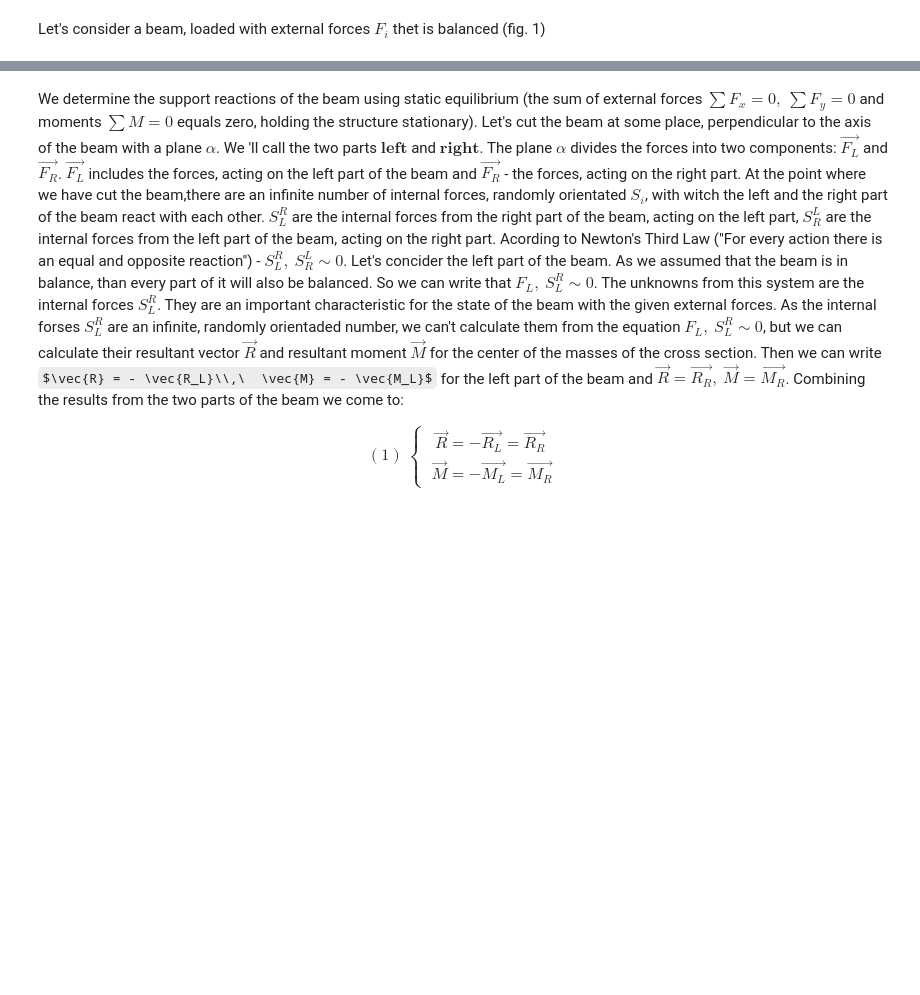
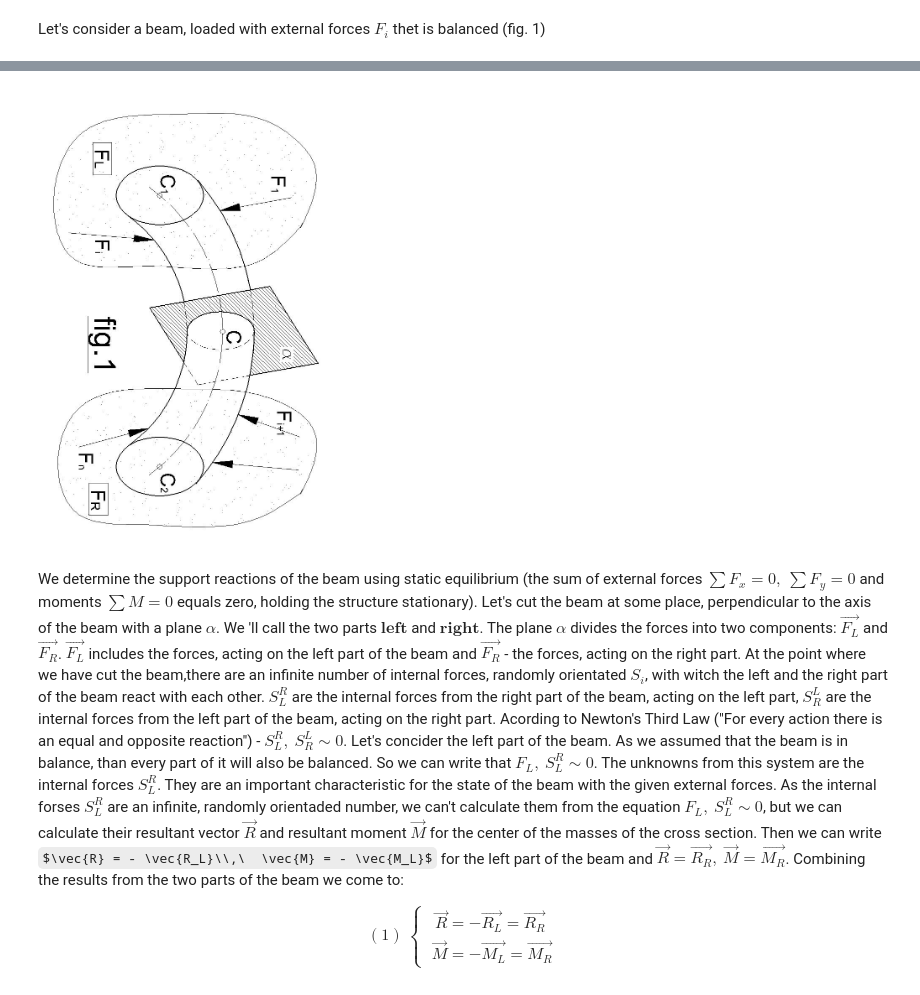
Before and after one commit to AleksandrinaStoyanova/Internal-Forces, a Jupyter notebook: Internal Forces.ipynb, the cells around one changed output, grey strips where cells are left out. Saved outputs shown, nothing was run; the diff lists cells and outputs as text; code cells hidden in the pictures; some formulas as TeX source; blank space fills up the shorter version.

Commit message:
Adding figures

```diff
--- a/Internal Forces.ipynb
+++ b/Internal Forces.ipynb
@@ -28,3 +18,7 @@ HTML(pdf_display)
+# %%
+Image(filename="Fig_1.jpg", width=300, height=200)
+# %% [output]
+[figure, added]
 # %% [markdown]
 We determine the support reactions of the beam using static equilibrium
 (the sum of external forces $\sum{F_x} = 0,\  \sum{F_y} = 0$ and moments $\sum{M} = 0$ equals zero, holding the structure stationary).
```
Also changed, not shown: parts of 7 cells of this notebook.
